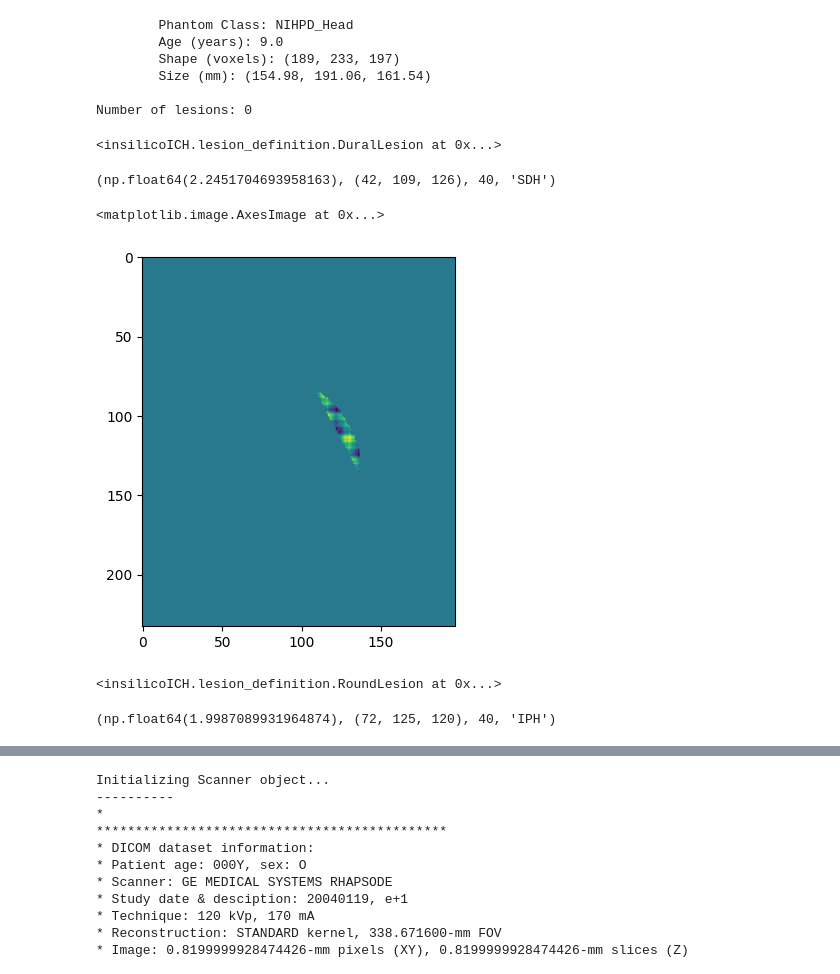
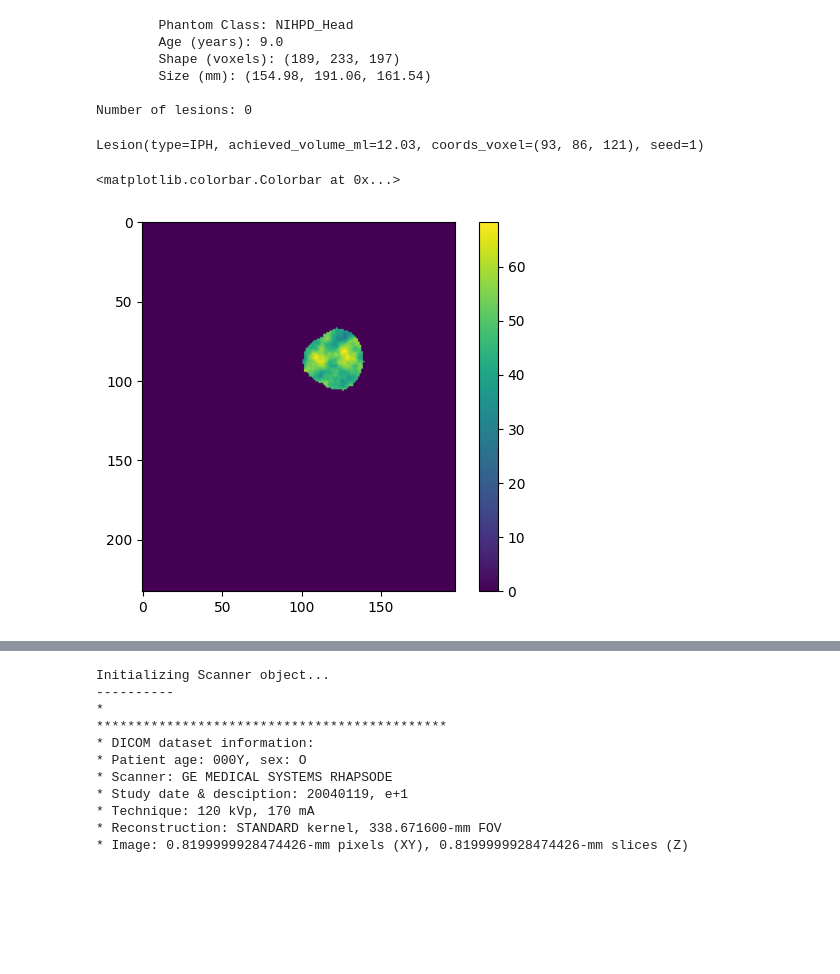
Before and after one commit to DIDSR/InSilicoICH, a Jupyter notebook: notebooks/03_studies.ipynb, the cells around one changed output, grey strips where cells are left out. Saved outputs shown, nothing was run; the diff lists cells and outputs as text; code cells hidden in the pictures; blank space fills up the shorter version.

```diff
--- a/notebooks/03_studies.ipynb
+++ b/notebooks/03_studies.ipynb
@@ -140,32 +140,20 @@ phantom
         Size (mm): (154.98, 191.06, 161.54)
 
 Number of lesions: 0
-# %%
-from insilicoICH.lesion_definition import DuralLesion
-sdh = DuralLesion(phantom.get_dura_map(), 'SDH', spacings=phantom.spacings, volume_ml=2.0,
-                  intensity_hu=40, seed=206245, texture_scale=14.0, texture_contrast=30)
-sdh.generate()
-# %% [output]
-<insilicoICH.lesion_definition.DuralLesion at 0x...>
-# %%
-sdh.volume_ml, sdh.coords_voxel, sdh.intensity_hu, sdh.lesion_type
-# %% [output]
-(np.float64(2.2451704693958163), (42, 109, 126), 40, 'SDH')
+# %%
+from insilicoICH.lesion_definition import LesionFactory
+
+# lesion = LesionFactory.create('SDH', dura_map=phantom.get_dura_map(), spacings=phantom.spacings, seed=12345)
+lesion = LesionFactory.create('IPH', boundary_mask=phantom.get_material_mask('white matter'),
+                              spacings=phantom.spacings, seed=1)
+lesion.generate(volume_ml=12, intensity_hu=50, texture_contrast=1, texture_scale=12, complexity=3, smoothness=0.2,
+                irregularity=0.5, eccentricity=0.6, edema=2)
+# %% [output]
+Lesion(type=IPH, achieved_volume_ml=12.03, coords_voxel=(93, 86, 121), seed=1)
 # %%
 import matplotlib.pyplot as plt
-plt.imshow(sdh.image[42])
+plt.imshow(lesion.image[93])
+plt.colorbar()
 # %% [output]
-<matplotlib.image.AxesImage at 0x...>
+<matplotlib.colorbar.Colorbar at 0x...>
-[figure, old version]
+[figure, new version]
-# %%
-from insilicoICH.lesion_definition import RoundLesion
-
-iph = RoundLesion(phantom.get_material_mask('white matter'), spacings=phantom.spacings,
-                  volume_ml=2.0, intensity_hu=40, seed=206245, texture_scale=14.0, texture_contrast=30, eccentricity=0.7,)
-iph.generate()
-# %% [output]
-<insilicoICH.lesion_definition.RoundLesion at 0x...>
-# %%
-iph.volume_ml, iph.coords_voxel, iph.intensity_hu, iph.lesion_type
-# %% [output]
-(np.float64(1.9987089931964874), (72, 125, 120), 40, 'IPH')
```
Also changed, not shown: parts of 10 cells of this notebook, 3 other files.
